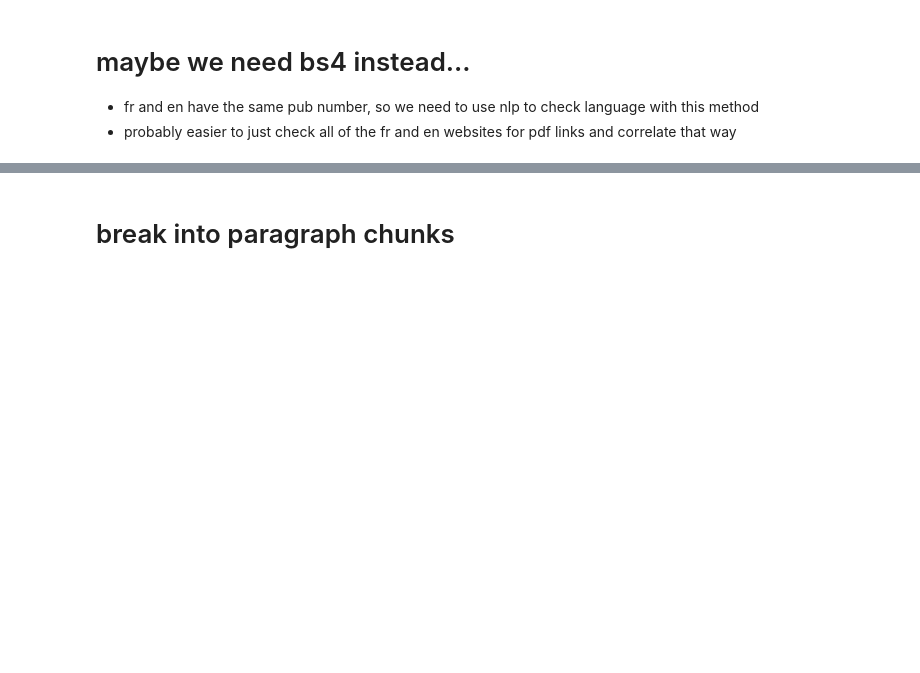
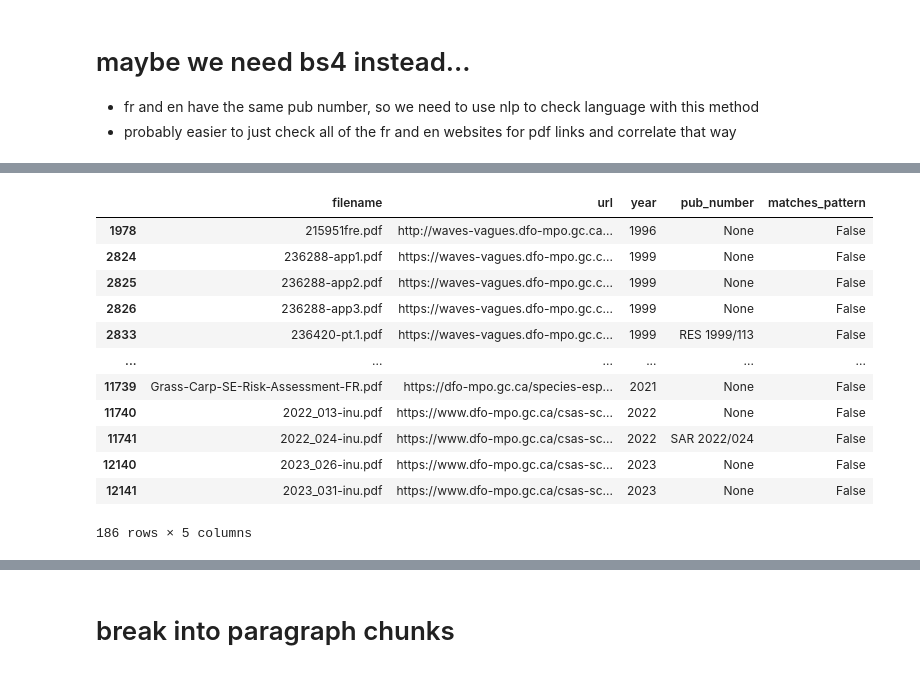
Before and after one commit to KevinCarr42/AI-Translation, a Jupyter notebook: fr_eng_correlation.ipynb, the cells around one changed output, grey strips where cells are left out. Drawn from its saved outputs; the diff is of its cells as text; code cells hidden in the pictures; blank space fills up the shorter version.

```diff
--- a/fr_eng_correlation.ipynb
+++ b/fr_eng_correlation.ipynb
@@ -386,0 +405,16 @@ Name: count, dtype: int64
+# %%
+# Define a regex pattern to match filenames with the format: numbers + one letter + ".pdf"
+pattern = r'^\d+[a-zA-Z]\.pdf$'
+
+# Filter rows where the filename is non-numeric and create a deep copy
+non_numeric_filenames = parsed_docs_df[
+    ~parsed_docs_df['url'].apply(lambda x: x.rsplit('/', 1)[1].rsplit('.', 1)[0].isnumeric())
+].copy()
+
+# Add the new column
+non_numeric_filenames['matches_pattern'] = non_numeric_filenames['url'].apply(
+    lambda x: re.match(pattern, x.rsplit('/', 1)[1]) is not None
+)
+
+# Display rows and whether they match the pattern
+print(non_numeric_filenames[['url', 'matches_pattern']])
@@ -386,0 +439,17 @@ Name: count, dtype: int64
+# %%
+# how is this data so ugly?
+non_numeric_filenames[~non_numeric_filenames['matches_pattern']]
+# %% [output]
+|  | filename | url | year | pub_number | matches_pattern |
+| 1978 | 215951fre.pdf | http://waves-vagues.dfo-mpo.gc.ca... | 1996 | None | False |
+| 2824 | 236288-app1.pdf | https://waves-vagues.dfo-mpo.gc.c... | 1999 | None | False |
+| 2825 | 236288-app2.pdf | https://waves-vagues.dfo-mpo.gc.c... | 1999 | None | False |
+| 2826 | 236288-app3.pdf | https://waves-vagues.dfo-mpo.gc.c... | 1999 | None | False |
+| 2833 | 236420-pt.1.pdf | https://waves-vagues.dfo-mpo.gc.c... | 1999 | RES 1999/113 | False |
+| ... | ... | ... | ... | ... | ... |
+| 11739 | Grass-Carp-SE-Risk-Assessment-FR.pdf | https://dfo-mpo.gc.ca/species-esp... | 2021 | None | False |
+| 11740 | 2022_013-inu.pdf | https://www.dfo-mpo.gc.ca/csas-sc... | 2022 | None | False |
+| 11741 | 2022_024-inu.pdf | https://www.dfo-mpo.gc.ca/csas-sc... | 2022 | SAR 2022/024 | False |
+| 12140 | 2023_026-inu.pdf | https://www.dfo-mpo.gc.ca/csas-sc... | 2023 | None | False |
+| 12141 | 2023_031-inu.pdf | https://www.dfo-mpo.gc.ca/csas-sc... | 2023 | None | False |
+186 rows × 5 columns
```
Also changed, not shown: parts of 14 cells of this notebook, 1 other file.
